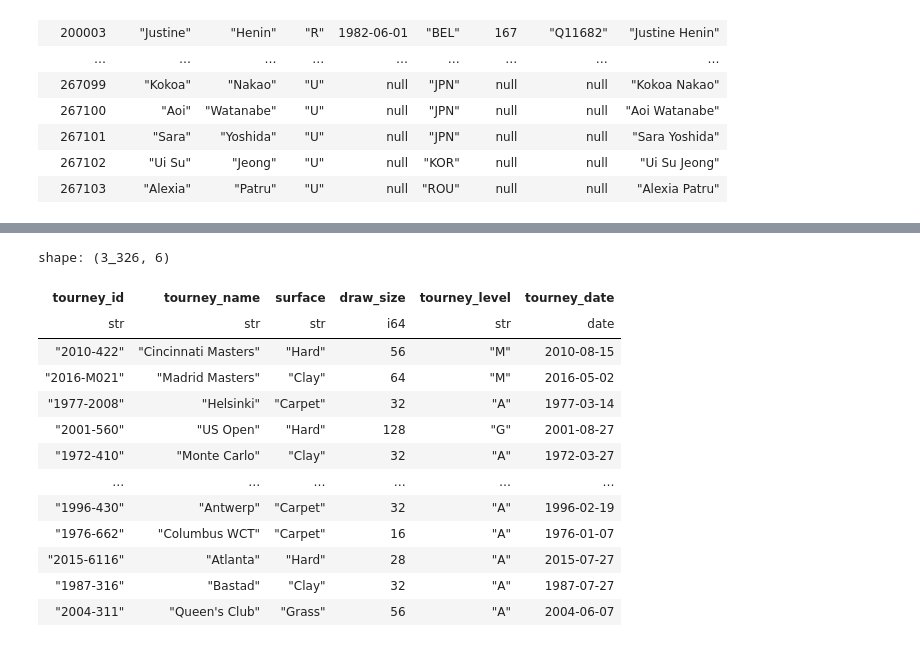
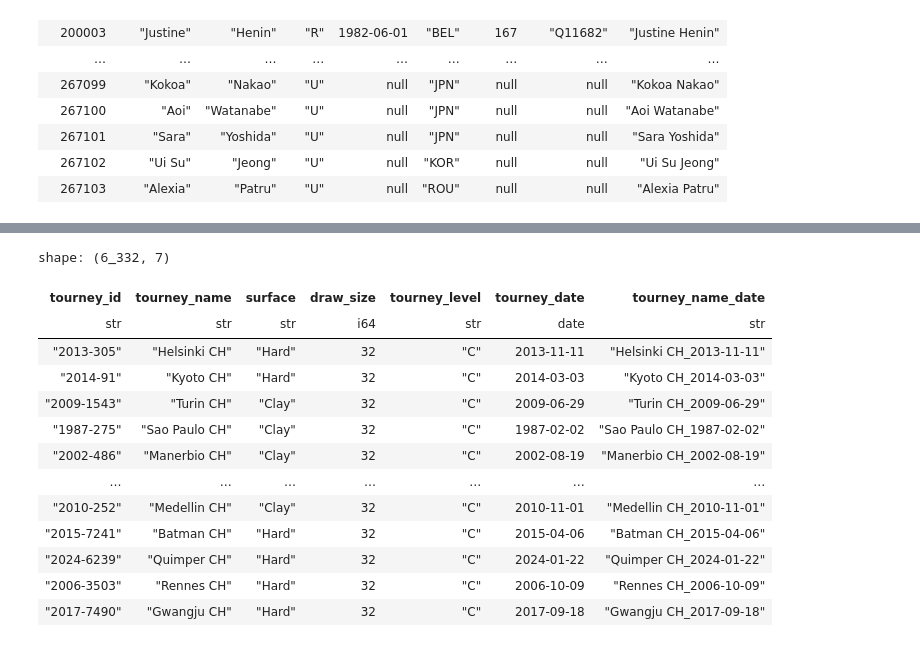
Before and after one commit to lebondon/Tennis_data_study, a Jupyter notebook: EDA_tennis.ipynb, the cells around one changed output, grey strips where cells are left out. Saved outputs shown, nothing was run; the diff lists cells and outputs as text; code cells hidden in the pictures.

```diff
--- a/EDA_tennis.ipynb
+++ b/EDA_tennis.ipynb
@@ -159,0 +214,7 @@ shape: (3_478, 6)
+# %%
+matches_qualifiers_challengers=import_tennis_matches(data_type="qualifiers_challengers",gender="atp")
+
+matches_qualifiers_challengers = matches_qualifiers_challengers.with_columns(
+    (pl.col("tourney_name") + "_" + pl.col("tourney_date").cast(pl.Utf8)).alias("tourney_name_date")
+)
+matches_qualifiers_challengers
@@ -160,19 +236,19 @@ shape: (3_478, 6)
 # %%
-turney_single_matches_atp=matches_singles_atp[['tourney_id', 'tourney_name', 'surface', 'draw_size', 'tourney_level', 'tourney_date']]
-turney_single_matches_atp=turney_single_matches_atp.unique('tourney_date')
-turney_single_matches_atp
+turney_qualifiers_challengers=matches_qualifiers_challengers[['tourney_id', 'tourney_name', 'surface', 'draw_size', 'tourney_level', 'tourney_date', 'tourney_name_date']]
+turney_qualifiers_challengers=turney_qualifiers_challengers.unique('tourney_name_date')
+turney_qualifiers_challengers
 # %% [output]
-shape: (3_326, 6)
+shape: (6_332, 7)
-| tourney_id | tourney_name | surface | draw_size | tourney_level | tourney_date |
-| str | str | str | i64 | str | date |
-| "2010-422" | "Cincinnati Masters" | "Hard" | 56 | "M" | 2010-08-15 |
-| "2016-M021" | "Madrid Masters" | "Clay" | 64 | "M" | 2016-05-02 |
-| "1977-2008" | "Helsinki" | "Carpet" | 32 | "A" | 1977-03-14 |
-| "2001-560" | "US Open" | "Hard" | 128 | "G" | 2001-08-27 |
-| "1972-410" | "Monte Carlo" | "Clay" | 32 | "A" | 1972-03-27 |
-| … | … | … | … | … | … |
-| "1996-430" | "Antwerp" | "Carpet" | 32 | "A" | 1996-02-19 |
-| "1976-662" | "Columbus WCT" | "Carpet" | 16 | "A" | 1976-01-07 |
-| "2015-6116" | "Atlanta" | "Hard" | 28 | "A" | 2015-07-27 |
-| "1987-316" | "Bastad" | "Clay" | 32 | "A" | 1987-07-27 |
-| "2004-311" | "Queen's Club" | "Grass" | 56 | "A" | 2004-06-07 |
+| tourney_id | tourney_name | surface | draw_size | tourney_level | tourney_date | tourney_name_date |
+| str | str | str | i64 | str | date | str |
+| "2013-305" | "Helsinki CH" | "Hard" | 32 | "C" | 2013-11-11 | "Helsinki CH_2013-11-11" |
+| "2014-91" | "Kyoto CH" | "Hard" | 32 | "C" | 2014-03-03 | "Kyoto CH_2014-03-03" |
+| "2009-1543" | "Turin CH" | "Clay" | 32 | "C" | 2009-06-29 | "Turin CH_2009-06-29" |
+| "1987-275" | "Sao Paulo CH" | "Clay" | 32 | "C" | 1987-02-02 | "Sao Paulo CH_1987-02-02" |
+| "2002-486" | "Manerbio CH" | "Clay" | 32 | "C" | 2002-08-19 | "Manerbio CH_2002-08-19" |
+| … | … | … | … | … | … | … |
+| "2010-252" | "Medellin CH" | "Clay" | 32 | "C" | 2010-11-01 | "Medellin CH_2010-11-01" |
+| "2015-7241" | "Batman CH" | "Hard" | 32 | "C" | 2015-04-06 | "Batman CH_2015-04-06" |
+| "2024-6239" | "Quimper CH" | "Hard" | 32 | "C" | 2024-01-22 | "Quimper CH_2024-01-22" |
+| "2006-3503" | "Rennes CH" | "Hard" | 32 | "C" | 2006-10-09 | "Rennes CH_2006-10-09" |
+| "2017-7490" | "Gwangju CH" | "Hard" | 32 | "C" | 2017-09-18 | "Gwangju CH_2017-09-18" |
```
Also changed, not shown: parts of 21 cells of this notebook.
